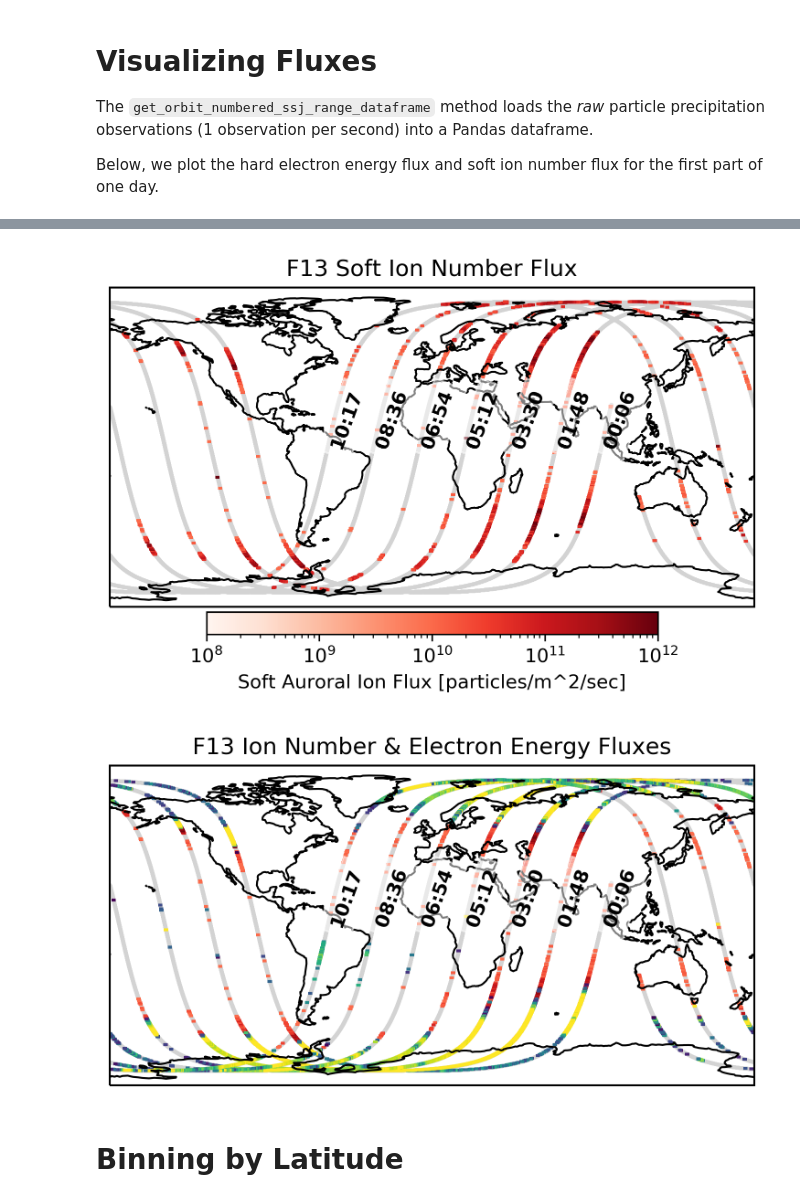
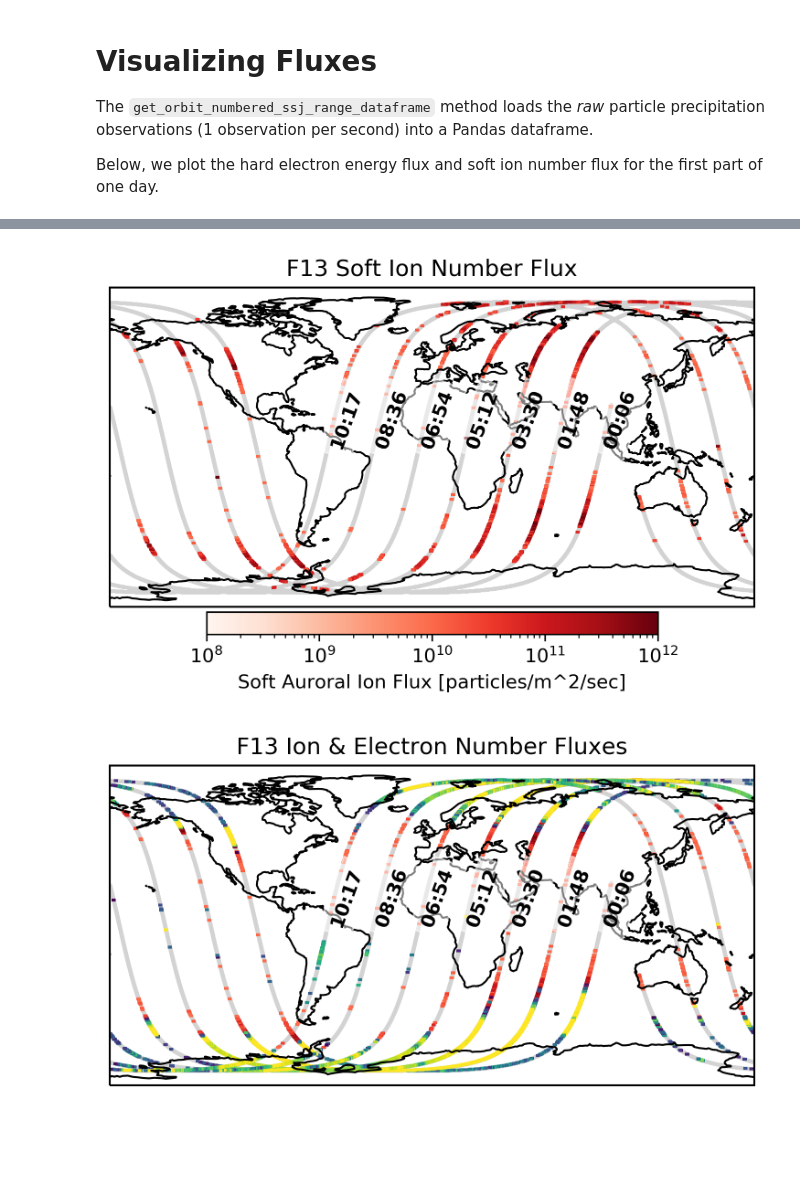
Before and after one commit to lkilcommons/ssj_latbin, a Jupyter notebook: notebooks/Methods.ipynb, the cells around one changed output, grey strips where cells are left out. Saved outputs shown, nothing was run; the diff lists cells and outputs as text; code cells hidden in the pictures; blank space fills up the shorter version.

```diff
--- a/notebooks/Methods.ipynb
+++ b/notebooks/Methods.ipynb
@@ -178,7 +180,7 @@ axmap.coastlines()
 axmap.scatter(df['glons'],df['glats'],1,'lightgrey',transform=transform,alpha=.8)
 label_orbit_start_time(axmap,df,transform=transform)
 mappablemap=axmap.scatter(df['glons'],df['glats'],5,df['ele_hard_number'],cmap='viridis',marker='_',vmin=1e10,vmax=1e12,norm=LogNorm(),transform=transform)
-axmap.set_title('DMSP F13 Hard Electron Energy Flux')
+axmap.set_title('DMSP F13 Hard Electron Number Flux')
 fmap.colorbar(mappablemap,ax=axmap,orientation='horizontal',label='Hard Auroral Electron Flux [particles/m^2/s]',shrink=.7,pad=.01)
 fmap.tight_layout()
 fmap.savefig(f'hard_electron_map_{sdtstr}_{edtstr}.png')
@@ -201,7 +203,7 @@ axmapie.scatter(df['glons'],df['glats'],1,'lightgrey',transform=transform,alpha=
 label_orbit_start_time(axmapie,df,transform=transform)
 axmapie.scatter(df['glons'],df['glats'],5,df['ion_soft_number'],cmap='Reds',marker='_',vmin=1e8,vmax=1e12,norm=LogNorm(),transform=transform)
 axmapie.scatter(df['glons'],df['glats'],5,df['ele_hard_number'],cmap='viridis',marker='_',vmin=1e10,vmax=1e12,norm=LogNorm(),transform=transform)
-axmapie.set_title('F13 Ion Number & Electron Energy Fluxes')
+axmapie.set_title('F13 Ion & Electron Number Fluxes')
 
 fmapie.tight_layout()
 fmapie.savefig(f'ion_electron_map_{sdtstr}_{edtstr}.png')
@@ -210,4 +212,2 @@ fmapie.savefig(f'ion_electron_map_{sdtstr}_{edtstr}.png')
 [figure]
-[figure, old version]
+[figure, new version]
-# %% [markdown]
-# Binning by Latitude
```
Also changed, not shown: parts of 10 cells of this notebook.
